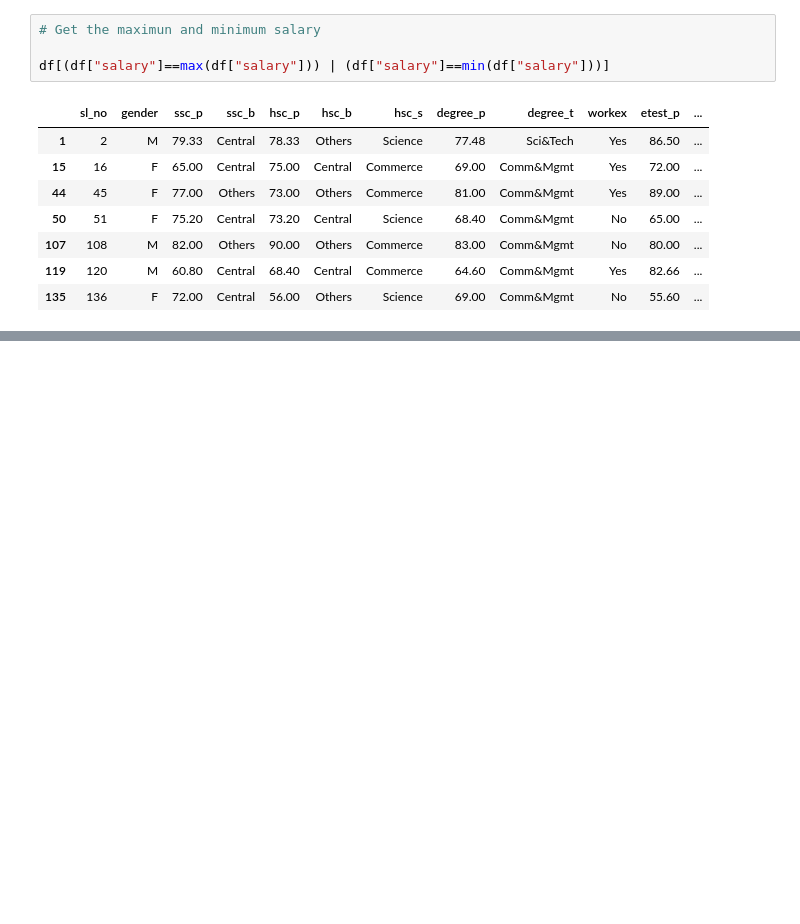
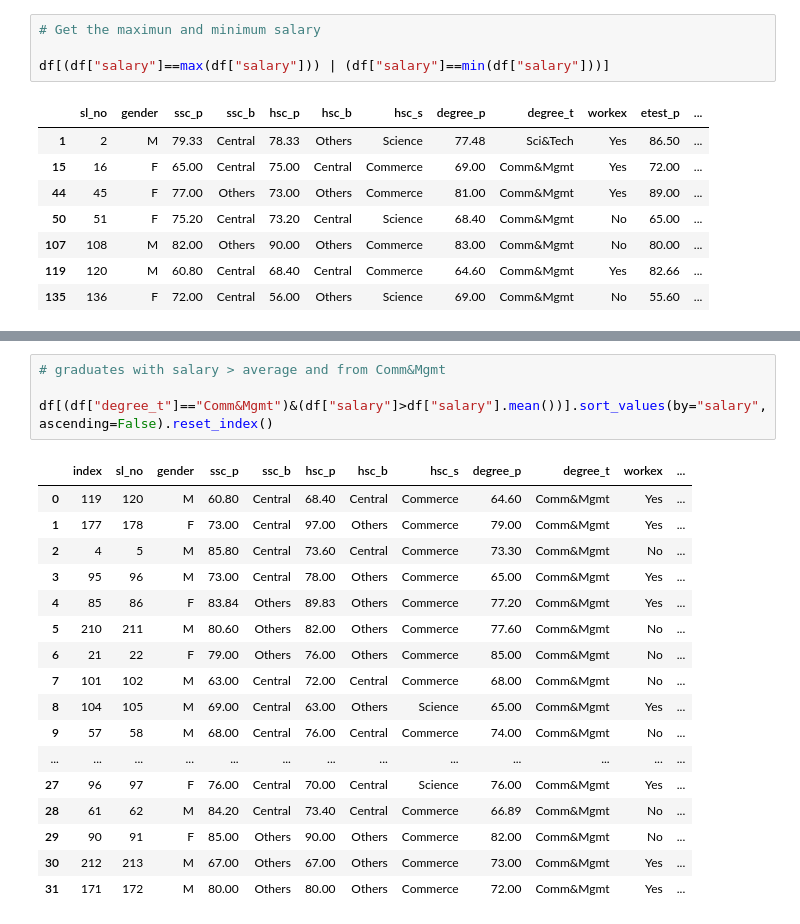
Before and after one commit to lawalsegun2025/campus_placement_predictor, a Jupyter notebook: job_placement_predictor.ipynb, the cells around one changed output, grey strips where cells are left out. Drawn from its saved outputs; the diff is of its cells as text; blank space fills up the shorter version.

```diff
--- a/job_placement_predictor.ipynb
+++ b/job_placement_predictor.ipynb
@@ -285,0 +304,22 @@ df[(df["degree_t"]=="Sci&Tech")&(df["salary"])]
+# %%
+# graduates with salary > average and from Comm&Mgmt
+
+df[(df["degree_t"]=="Comm&Mgmt")&(df["salary"]>df["salary"].mean())].sort_values(by="salary", ascending=False).reset_index()
+# %% [output]
+|  | index | sl_no | gender | ssc_p | ssc_b | hsc_p | hsc_b | hsc_s | degree_p | degree_t | workex | ... |
+| 0 | 119 | 120 | M | 60.80 | Central | 68.40 | Central | Commerce | 64.60 | Comm&Mgmt | Yes | ... |
+| 1 | 177 | 178 | F | 73.00 | Central | 97.00 | Others | Commerce | 79.00 | Comm&Mgmt | Yes | ... |
+| 2 | 4 | 5 | M | 85.80 | Central | 73.60 | Central | Commerce | 73.30 | Comm&Mgmt | No | ... |
+| 3 | 95 | 96 | M | 73.00 | Central | 78.00 | Others | Commerce | 65.00 | Comm&Mgmt | Yes | ... |
+| 4 | 85 | 86 | F | 83.84 | Others | 89.83 | Others | Commerce | 77.20 | Comm&Mgmt | Yes | ... |
+| 5 | 210 | 211 | M | 80.60 | Others | 82.00 | Others | Commerce | 77.60 | Comm&Mgmt | No | ... |
+| 6 | 21 | 22 | F | 79.00 | Others | 76.00 | Others | Commerce | 85.00 | Comm&Mgmt | No | ... |
+| 7 | 101 | 102 | M | 63.00 | Central | 72.00 | Central | Commerce | 68.00 | Comm&Mgmt | No | ... |
+| 8 | 104 | 105 | M | 69.00 | Central | 63.00 | Others | Science | 65.00 | Comm&Mgmt | Yes | ... |
+| 9 | 57 | 58 | M | 68.00 | Central | 76.00 | Central | Commerce | 74.00 | Comm&Mgmt | No | ... |
+| ... | ... | ... | ... | ... | ... | ... | ... | ... | ... | ... | ... | ... |
+| 27 | 96 | 97 | F | 76.00 | Central | 70.00 | Central | Science | 76.00 | Comm&Mgmt | Yes | ... |
+| 28 | 61 | 62 | M | 84.20 | Central | 73.40 | Central | Commerce | 66.89 | Comm&Mgmt | No | ... |
+| 29 | 90 | 91 | F | 85.00 | Others | 90.00 | Others | Commerce | 82.00 | Comm&Mgmt | No | ... |
+| 30 | 212 | 213 | M | 67.00 | Others | 67.00 | Others | Commerce | 73.00 | Comm&Mgmt | Yes | ... |
+| 31 | 171 | 172 | M | 80.00 | Others | 80.00 | Others | Commerce | 72.00 | Comm&Mgmt | Yes | ... |
```
Also changed, not shown: parts of 1 cell of this notebook.
